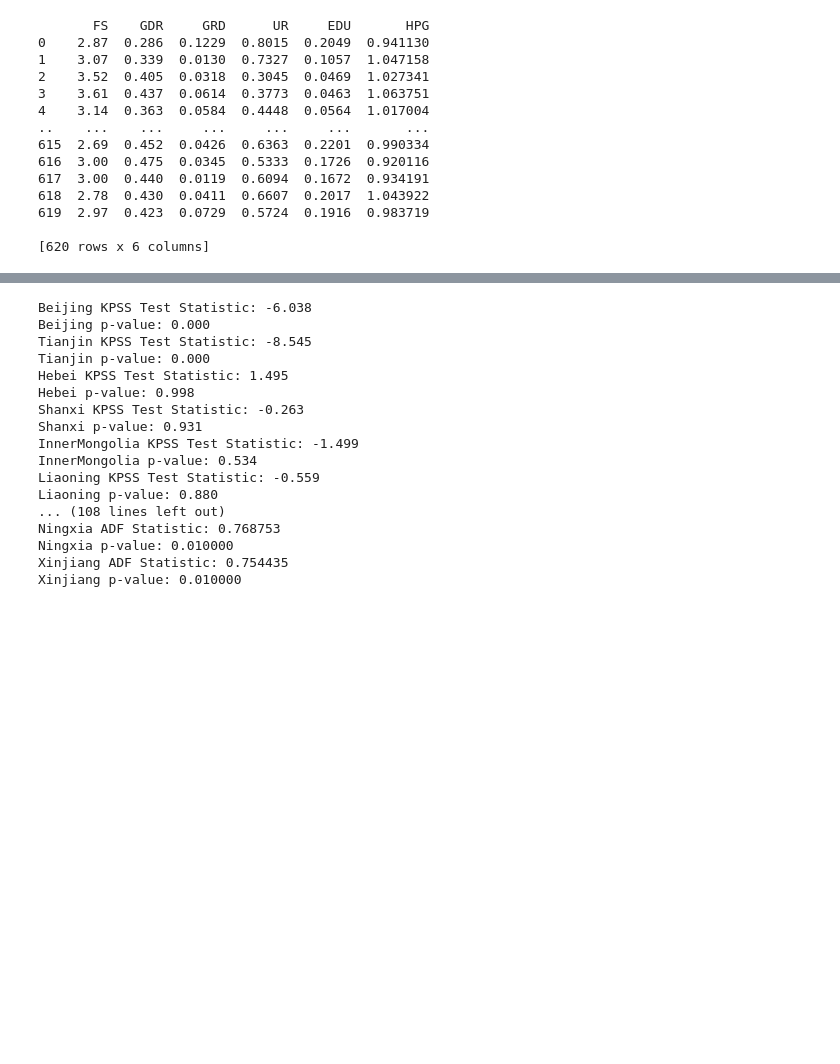
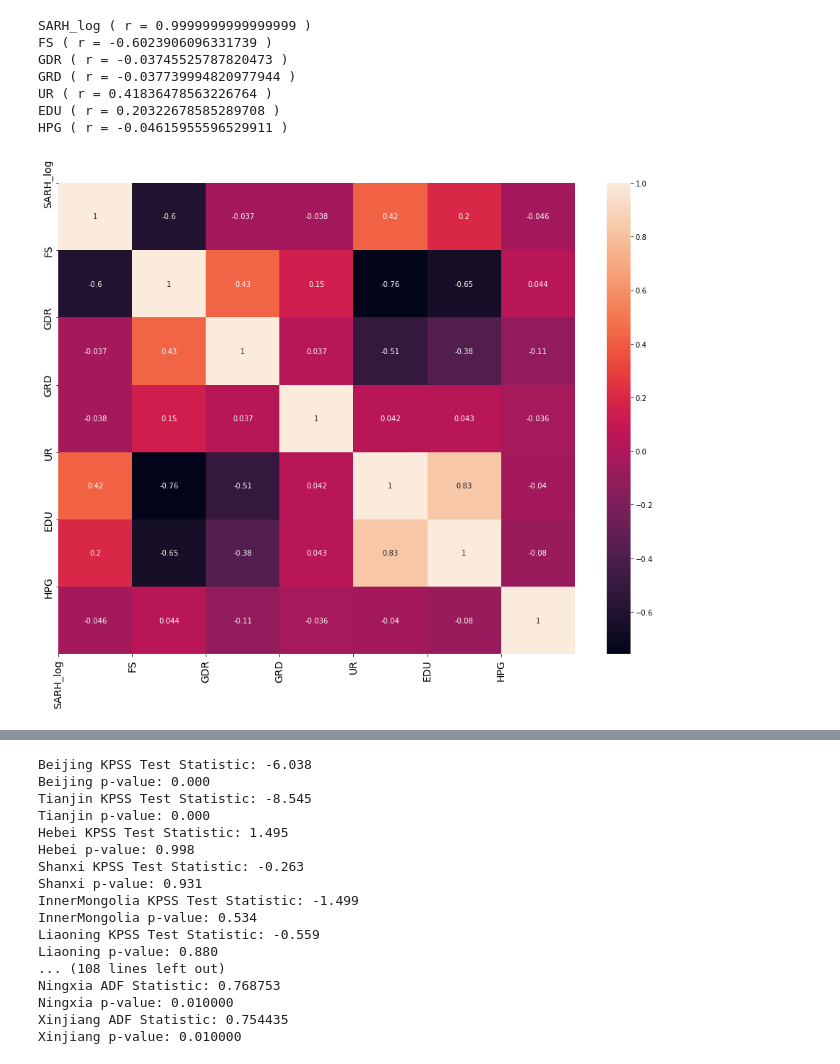
Before and after one commit to XianlaiYin/CASA0007, a Jupyter notebook: Individual/province.ipynb, the cells around one changed output, grey strips where cells are left out. Cells and saved outputs as stored; diff of their text form; code cells hidden in the pictures; blank space fills up the shorter version.

```diff
--- a/Individual/province.ipynb
+++ b/Individual/province.ipynb
@@ -111,20 +149,22 @@ def drop_column_using_vif_(df, thresh=5):
-# %%
-#VIF
-vifcontent = panel[['FS','GDR','GRD','UR','EDU','HPG']]
-vifresult = drop_column_using_vif_(vifcontent)
-print(vifresult)
-# %% [output]
-       FS    GDR     GRD      UR     EDU       HPG
-0    2.87  0.286  0.1229  0.8015  0.2049  0.941130
-1    3.07  0.339  0.0130  0.7327  0.1057  1.047158
-2    3.52  0.405  0.0318  0.3045  0.0469  1.027341
-3    3.61  0.437  0.0614  0.3773  0.0463  1.063751
-4    3.14  0.363  0.0584  0.4448  0.0564  1.017004
-..    ...    ...     ...     ...     ...       ...
-615  2.69  0.452  0.0426  0.6363  0.2201  0.990334
-616  3.00  0.475  0.0345  0.5333  0.1726  0.920116
-617  3.00  0.440  0.0119  0.6094  0.1672  0.934191
-618  2.78  0.430  0.0411  0.6607  0.2017  1.043922
-619  2.97  0.423  0.0729  0.5724  0.1916  0.983719
-
-[620 rows x 6 columns]
+# %%
+#Pearson Correlation Coefficient
+corrcontent = panel[['SARH_log','FS','GDR','GRD','UR','EDU','HPG']]
+for i in range(len(corrcontent.columns)):
+    pearson = pearsonr(corrcontent[corrcontent.columns[i]], corrcontent['SARH_log'])
+    print(corrcontent.columns[i],"( r =",pearson[0],")")
+
+#Checking the Correlation Between Variables
+f = plt.figure(figsize=(16, 12))
+sn.heatmap(corrcontent.corr(),annot=True)
+plt.xticks(range(corrcontent.shape[1]), corrcontent.columns, fontsize=14, rotation=90)
+plt.yticks(range(corrcontent.shape[1]), corrcontent.columns, fontsize=14)
+plt.show()
+# %% [output]
+SARH_log ( r = 0.9999999999999999 )
+FS ( r = -0.6023906096331739 )
+GDR ( r = -0.03745525787820473 )
+GRD ( r = -0.037739994820977944 )
+UR ( r = 0.41836478563226764 )
+EDU ( r = 0.20322678585289708 )
+HPG ( r = -0.04615955596529911 )
+[figure, added]
```
Also changed, not shown: parts of 38 cells of this notebook.
